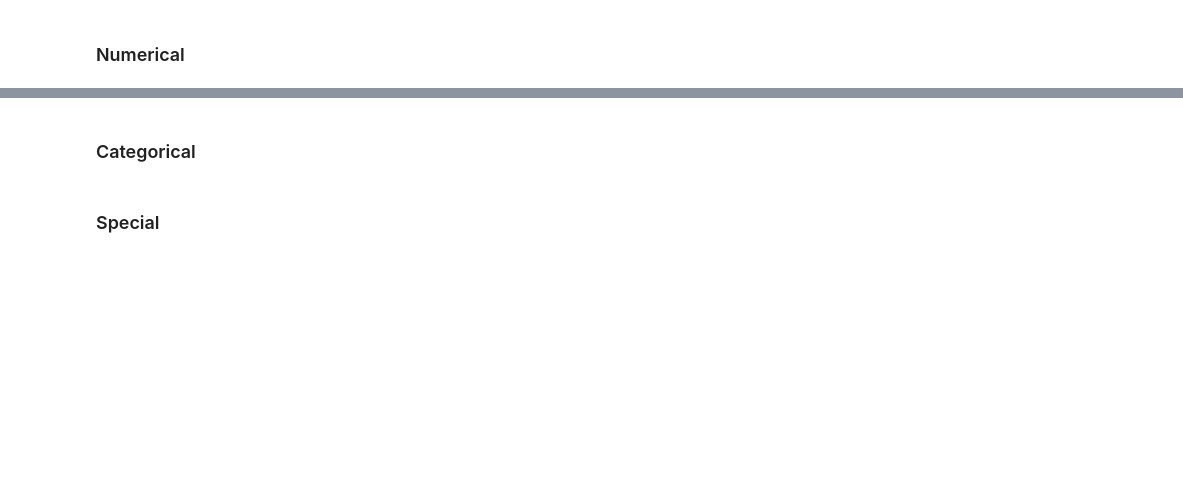
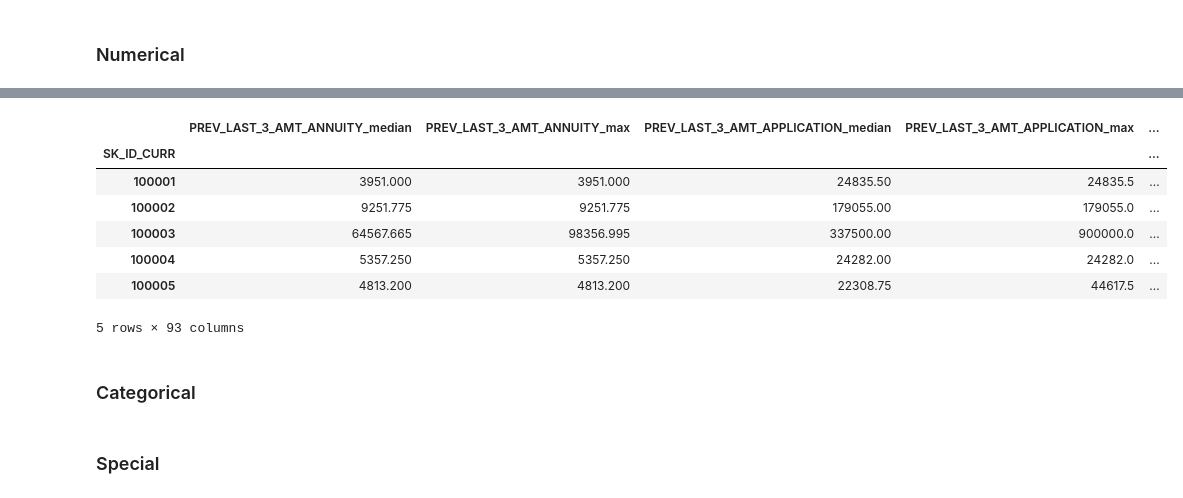
Before and after one commit to USL99/home-credit-default-risk, a Jupyter notebook: notebooks/03_feature_engineering.ipynb, the cells around one changed output, grey strips where cells are left out. Saved outputs shown, nothing was run; the diff lists cells and outputs as text; code cells hidden in the pictures; blank space fills up the shorter version.

```diff
--- a/notebooks/03_feature_engineering.ipynb
+++ b/notebooks/03_feature_engineering.ipynb
@@ -855,6 +964,13 @@ gc.collect()
 # %%
 prev_days_cols = ["DAYS_FIRST_DRAWING", "DAYS_FIRST_DUE", "DAYS_LAST_DUE_1ST_VERSION", "DAYS_LAST_DUE", "DAYS_TERMINATION"]
 prev_work[prev_days_cols] = (prev_work[prev_days_cols].replace(365243, np.nan))
+# %%
+prev_work["CREDIT_TO_APPLICATION"] = (prev_work["AMT_CREDIT"] / prev_work["AMT_APPLICATION"].replace(0, np.nan))
+prev_work["DOWN_PAYMENT_SHARE"] = (prev_work["AMT_DOWN_PAYMENT"] / prev_work["AMT_APPLICATION"].replace(0, np.nan))
+prev_work["ESTIMATED_TOTAL_PAYMENT"] = (prev_work["AMT_ANNUITY"] * prev_work["CNT_PAYMENT"])
+prev_work["TOTAL_PAYMENT_TO_CREDIT"] = (prev_work["ESTIMATED_TOTAL_PAYMENT"] / prev_work["AMT_CREDIT"].replace(0, np.nan))
+prev_work["PLANNED_DURATION"] = (prev_work["DAYS_LAST_DUE_1ST_VERSION"] - prev_work["DAYS_FIRST_DUE"])
+prev_work["ACTUAL_DURATION"] = (prev_work["DAYS_LAST_DUE"] - prev_work["DAYS_FIRST_DUE"])
 # %% [markdown]
 ### Numerical
 # %%
@@ -863,7 +987,24 @@ prev_num.head()
 # %%
-prev_window_cols = numerical_cols_prev_app_df + ["CNT_PAYMENT", "PREV_CREDIT_TO_APPLICATION", "PREV_DOWN_PAYMENT_SHARE", "PREV_ESTIMATED_TOTAL_PAYMENT", "PREV_ESTIMATED_PAYMENT_TO_CREDIT", "PREV_PLANNED_DURATION", "PREV_ACTUAL_DURATION"]
+prev_window_cols = (numerical_cols_prev_app_df + ["CNT_PAYMENT", "CREDIT_TO_APPLICATION", "DOWN_PAYMENT_SHARE", "ESTIMATED_TOTAL_PAYMENT", "TOTAL_PAYMENT_TO_CREDIT", "PLANNED_DURATION", "ACTUAL_DURATION"])
 # %%
-prev_num_window = agg_window_numerical_features(prev_work, "SK_ID_CURR", prev_window_cols, "PREV", "DAYS_DECISION")
+prev_num_window = agg_window_numerical_features(
+    df=prev_work,
+    id_col="SK_ID_CURR",
+    numerical_cols=prev_window_cols,
+    prefix="PREV",
+    sort_col="DAYS_DECISION",
+    window_sizes=(3, 5, 10)
+)
+prev_num_window.head()
+# %% [output]
+|  | PREV_LAST_3_AMT_ANNUITY_median | PREV_LAST_3_AMT_ANNUITY_max | PREV_LAST_3_AMT_APPLICATION_median | PREV_LAST_3_AMT_APPLICATION_max | ... |
+| SK_ID_CURR |  |  |  |  | ... |
+| 100001 | 3951.000 | 3951.000 | 24835.50 | 24835.5 | ... |
+| 100002 | 9251.775 | 9251.775 | 179055.00 | 179055.0 | ... |
+| 100003 | 64567.665 | 98356.995 | 337500.00 | 900000.0 | ... |
+| 100004 | 5357.250 | 5357.250 | 24282.00 | 24282.0 | ... |
+| 100005 | 4813.200 | 4813.200 | 22308.75 | 44617.5 | ... |
+5 rows × 93 columns
 # %% [markdown]
 ### Categorical
 # %%
```
Also changed, not shown: parts of 19 cells of this notebook.
